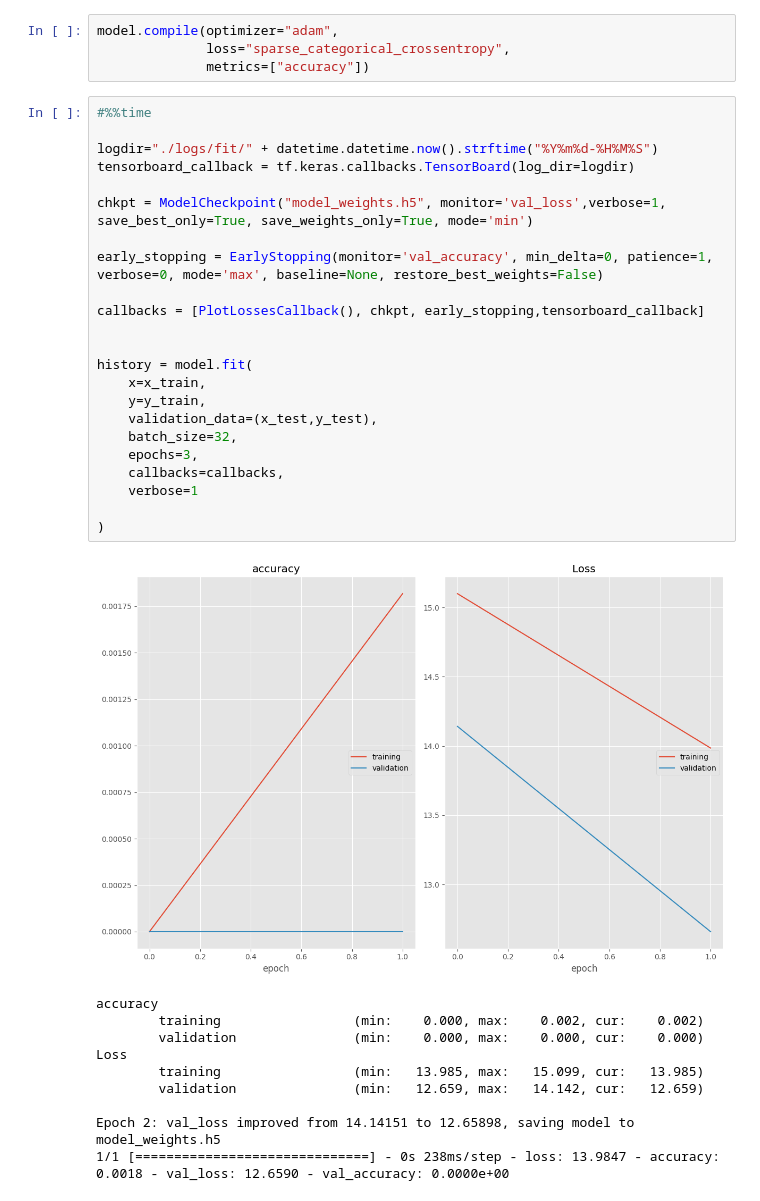
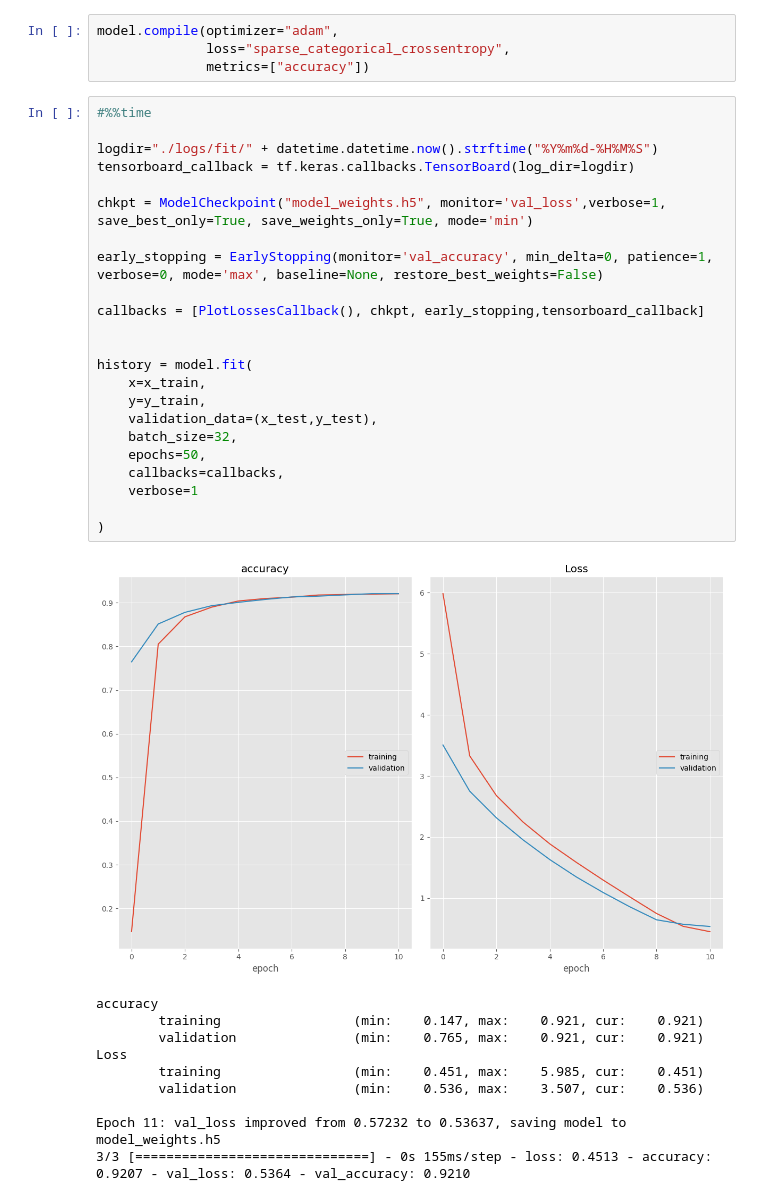
Before and after one commit to vaihunthan25/Projekt, a Jupyter notebook: model_based/keras/de_model_based_keras.ipynb, the cells around one changed output. Drawn from its saved outputs; the diff is of its cells as text.

```diff
--- a/model_based/keras/de_model_based_keras.ipynb
+++ b/model_based/keras/de_model_based_keras.ipynb
@@ -266,35 +262,35 @@ model.compile(optimizer="adam",
 # %%
 #%%time
 
 logdir="./logs/fit/" + datetime.datetime.now().strftime("%Y%m%d-%H%M%S")
 tensorboard_callback = tf.keras.callbacks.TensorBoard(log_dir=logdir)
 
 chkpt = ModelCheckpoint("model_weights.h5", monitor='val_loss',verbose=1, save_best_only=True, save_weights_only=True, mode='min')
 
 early_stopping = EarlyStopping(monitor='val_accuracy', min_delta=0, patience=1, verbose=0, mode='max', baseline=None, restore_best_weights=False)
 
 callbacks = [PlotLossesCallback(), chkpt, early_stopping,tensorboard_callback]
 
 
 history = model.fit(
     x=x_train,
     y=y_train,
     validation_data=(x_test,y_test),
     batch_size=32,
-    epochs=3,
+    epochs=50,
     callbacks=callbacks,
     verbose=1
 
 )
 # %% [output]
-[figure, old version]
+[figure, new version]
 accuracy
-        training                 (min:    0.000, max:    0.002, cur:    0.002)
-        validation               (min:    0.000, max:    0.000, cur:    0.000)
+        training                 (min:    0.147, max:    0.921, cur:    0.921)
+        validation               (min:    0.765, max:    0.921, cur:    0.921)
 Loss
-        training                 (min:   13.985, max:   15.099, cur:   13.985)
-        validation               (min:   12.659, max:   14.142, cur:   12.659)
+        training                 (min:    0.451, max:    5.985, cur:    0.451)
+        validation               (min:    0.536, max:    3.507, cur:    0.536)
 
-Epoch 2: val_loss improved from 14.14151 to 12.65898, saving model to model_weights.h5
-1/1 [==============================] - 0s 238ms/step - loss: 13.9847 - accuracy: 0.0018 - val_loss: 12.6590 - val_accuracy: 0.0000e+00
+Epoch 11: val_loss improved from 0.57232 to 0.53637, saving model to model_weights.h5
+3/3 [==============================] - 0s 155ms/step - loss: 0.4513 - accuracy: 0.9207 - val_loss: 0.5364 - val_accuracy: 0.9210
 # %%
```
Also changed, not shown: parts of 17 cells of this notebook, 42 other files.
